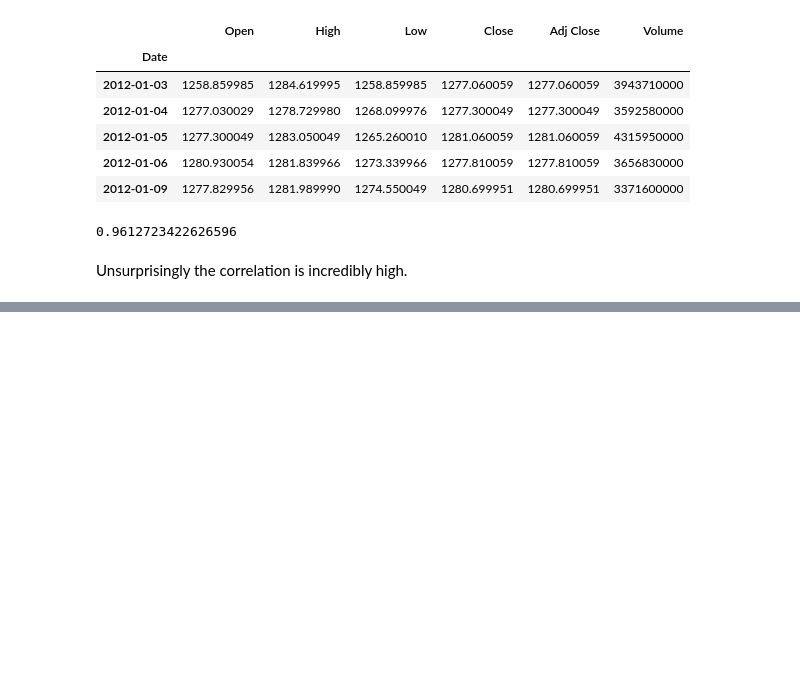
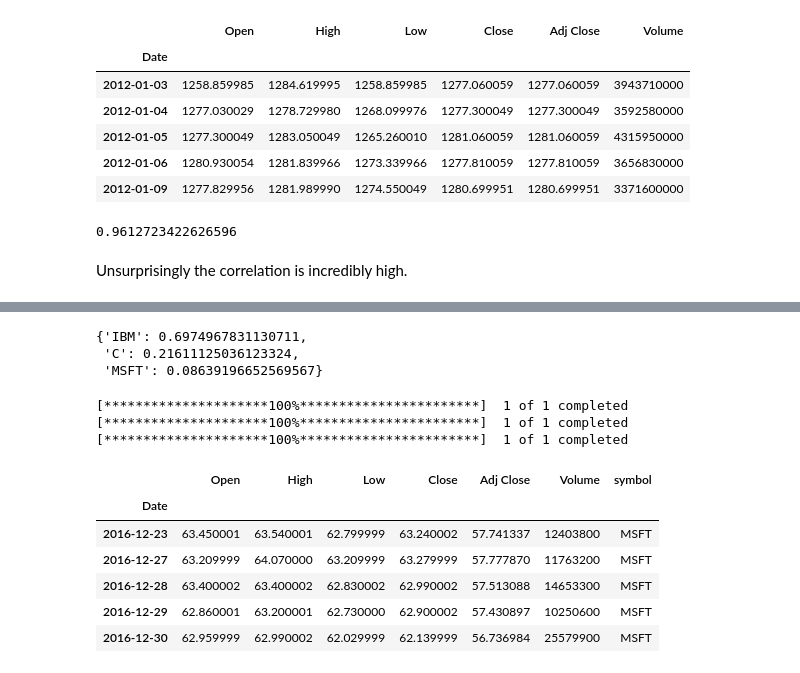
Before and after one commit to leoouyang781/Test-Repository, a Jupyter notebook: Python-For-Finance-2nd-Edition/Chapter 6.ipynb, the cells around one changed output, grey strips where cells are left out. Saved outputs shown, nothing was run; the diff lists cells and outputs as text; code cells hidden in the pictures; blank space fills up the shorter version.

```diff
--- a/Python-For-Finance-2nd-Edition/Chapter 6.ipynb
+++ b/Python-For-Finance-2nd-Edition/Chapter 6.ipynb
@@ -625,0 +673,35 @@ Unsurprisingly the correlation is incredibly high.
+# %%
+# Now let's create the weighted dictionary
+total_value = sum(portfolio_ownership.values())
+weighted_stocks = {ticker: value / total_value for ticker, value in portfolio_ownership.items()}
+weighted_stocks
+# %% [output]
+{'IBM': 0.6974967831130711,
+ 'C': 0.21611125036123324,
+ 'MSFT': 0.08639196652569567}
+# %%
+# And with this done, we can now calculate the daily returns and compare them to the SP500 to get our beta values.
+dfs = []
+
+# Download data for each stock
+for ticker in portfolio_ownership:
+    data = yf.download(symbol, start=begdate, end=enddate)
+    data["symbol"] = symbol
+    dfs.append(data)
+
+# Combine individual DataFrames into a single DataFrame
+all_df = pd.concat(dfs, ignore_index=False)
+
+# Display the first few rows of the combined DataFrame
+all_df.tail()
+# %% [output]
+[*********************100%***********************]  1 of 1 completed
+[*********************100%***********************]  1 of 1 completed
+[*********************100%***********************]  1 of 1 completed
+|  | Open | High | Low | Close | Adj Close | Volume | symbol |
+| Date |  |  |  |  |  |  |  |
+| 2016-12-23 | 63.450001 | 63.540001 | 62.799999 | 63.240002 | 57.741337 | 12403800 | MSFT |
+| 2016-12-27 | 63.209999 | 64.070000 | 63.209999 | 63.279999 | 57.777870 | 11763200 | MSFT |
+| 2016-12-28 | 63.400002 | 63.400002 | 62.830002 | 62.990002 | 57.513088 | 14653300 | MSFT |
+| 2016-12-29 | 62.860001 | 63.200001 | 62.730000 | 62.900002 | 57.430897 | 10250600 | MSFT |
+| 2016-12-30 | 62.959999 | 62.990002 | 62.029999 | 62.139999 | 56.736984 | 25579900 | MSFT |
```
Also changed, not shown: parts of 10 cells of this notebook.
